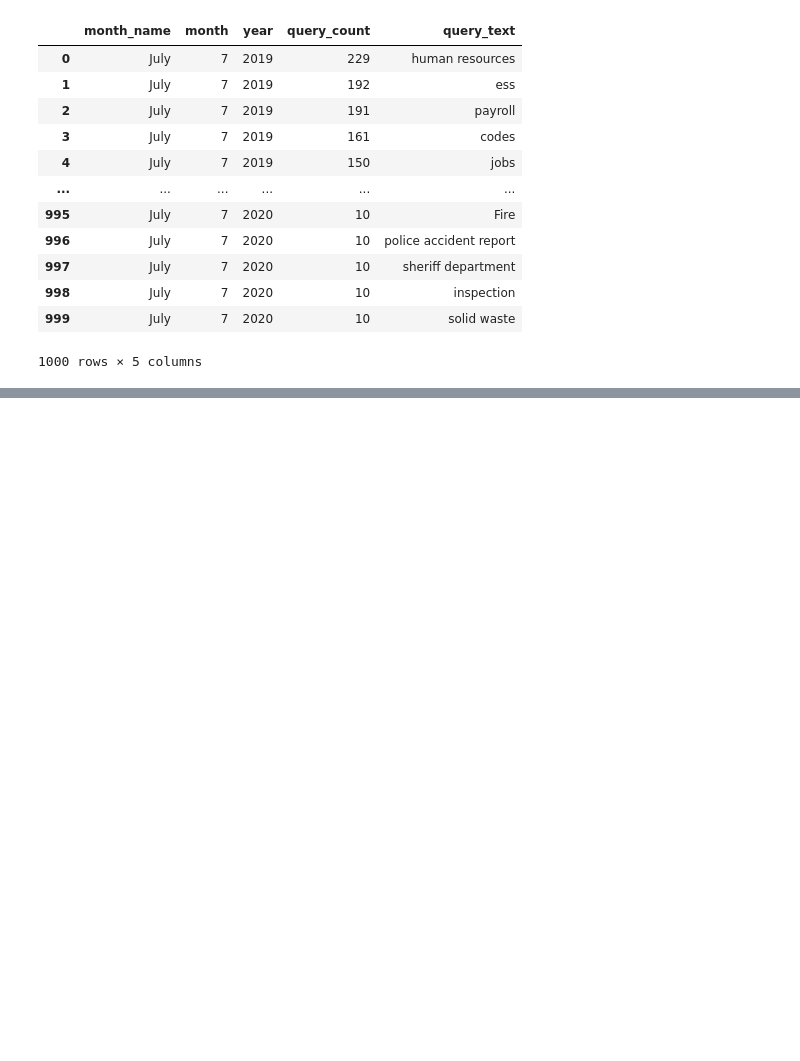
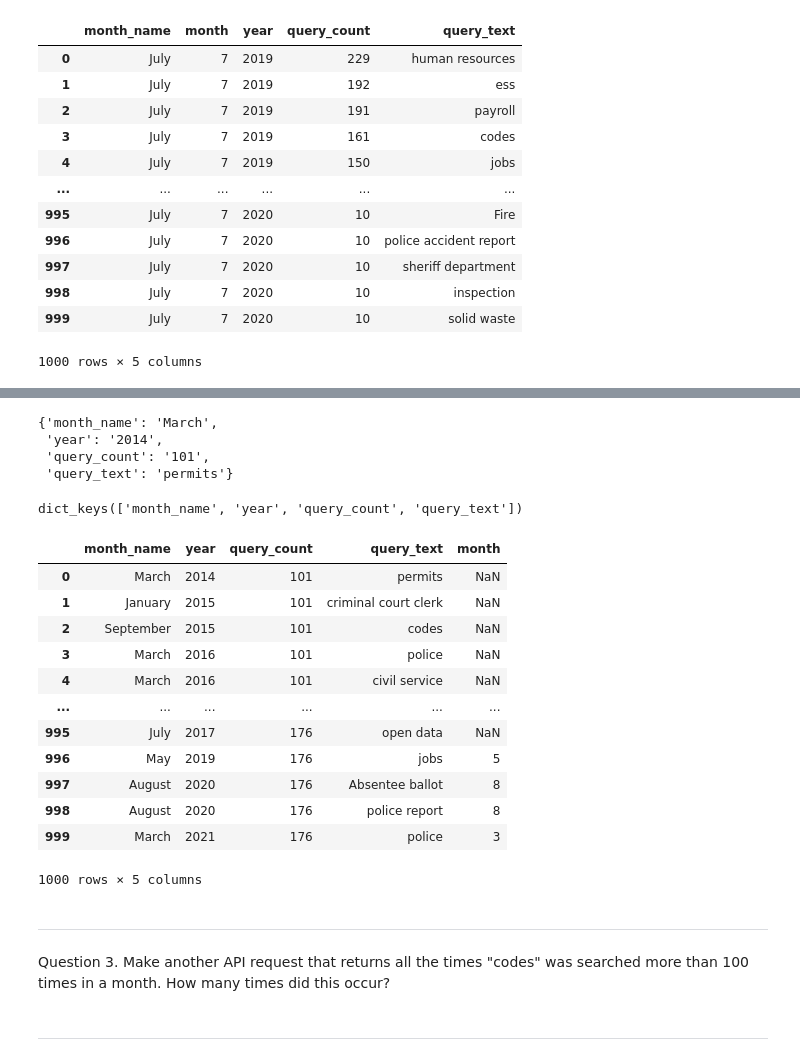
Before and after one commit to SamSitarek/socrata_api-SamSitarek, a Jupyter notebook: notebooks/soda_api.ipynb, the cells around one changed output, grey strips where cells are left out. Drawn from its saved outputs; the diff is of its cells as text; code cells hidden in the pictures; blank space fills up the shorter version.

```diff
--- a/notebooks/soda_api.ipynb
+++ b/notebooks/soda_api.ipynb
@@ -120,0 +231,4 @@ search_qt = endpoint + args_qt
+# %%
+query_100_search= endpoint + query_100_args
+# %%
+query_100_response= requests.get(query_100_search)
@@ -120,0 +239,2 @@ search_qt = endpoint + args_qt
+# %%
+query_100_results=query_100_response.json()
@@ -120,0 +265,35 @@ search_qt = endpoint + args_qt
+# %%
+query_100_results[0]
+# %% [output]
+{'month_name': 'March',
+ 'year': '2014',
+ 'query_count': '101',
+ 'query_text': 'permits'}
+# %%
+query_100_results[0].keys()
+# %% [output]
+dict_keys(['month_name', 'year', 'query_count', 'query_text'])
+# %%
+query_100_df= pd.DataFrame.from_dict(query_100_results)
+# %%
+query_100_df
+# %% [output]
+|  | month_name | year | query_count | query_text | month |
+| 0 | March | 2014 | 101 | permits | NaN |
+| 1 | January | 2015 | 101 | criminal court clerk | NaN |
+| 2 | September | 2015 | 101 | codes | NaN |
+| 3 | March | 2016 | 101 | police | NaN |
+| 4 | March | 2016 | 101 | civil service | NaN |
+| ... | ... | ... | ... | ... | ... |
+| 995 | July | 2017 | 176 | open data | NaN |
+| 996 | May | 2019 | 176 | jobs | 5 |
+| 997 | August | 2020 | 176 | Absentee ballot | 8 |
+| 998 | August | 2020 | 176 | police report | 8 |
+| 999 | March | 2021 | 176 | police | 3 |
+1000 rows × 5 columns
+# %% [markdown]
+--------------------------------------------------------------------
+# %% [markdown]
+Question 3. Make another API request that returns all the times "codes" was searched more than 100 times in a month. How many times did this occur?
+# %% [markdown]
+--------------------------------------------------------------------
```
Also changed, not shown: parts of 54 cells of this notebook.
